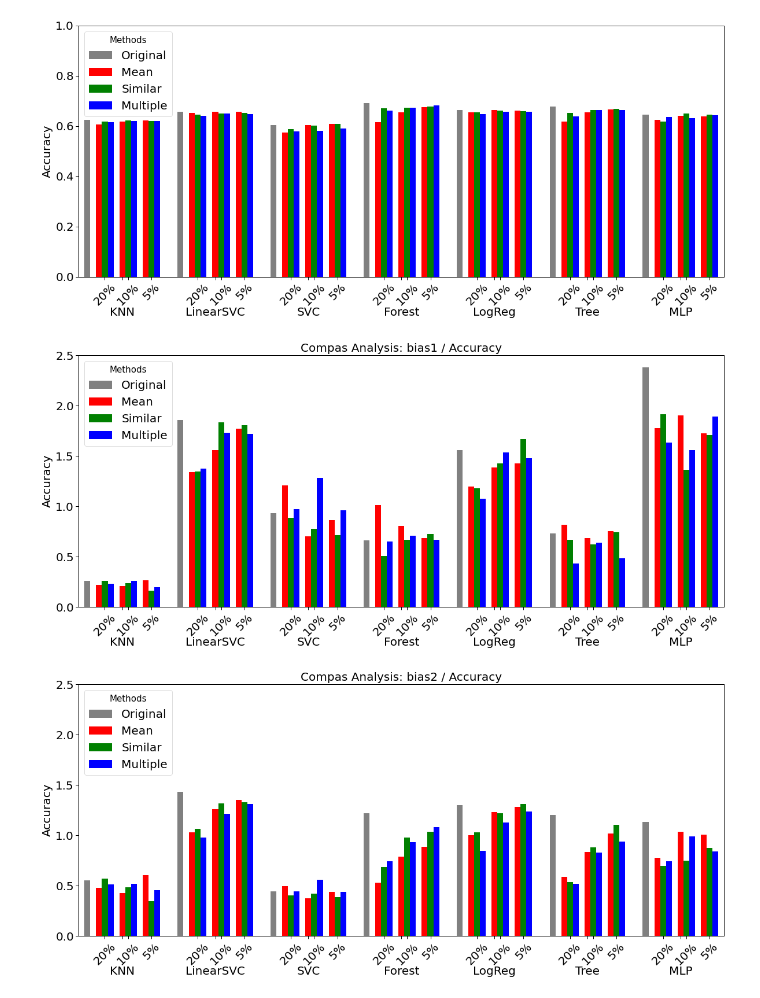
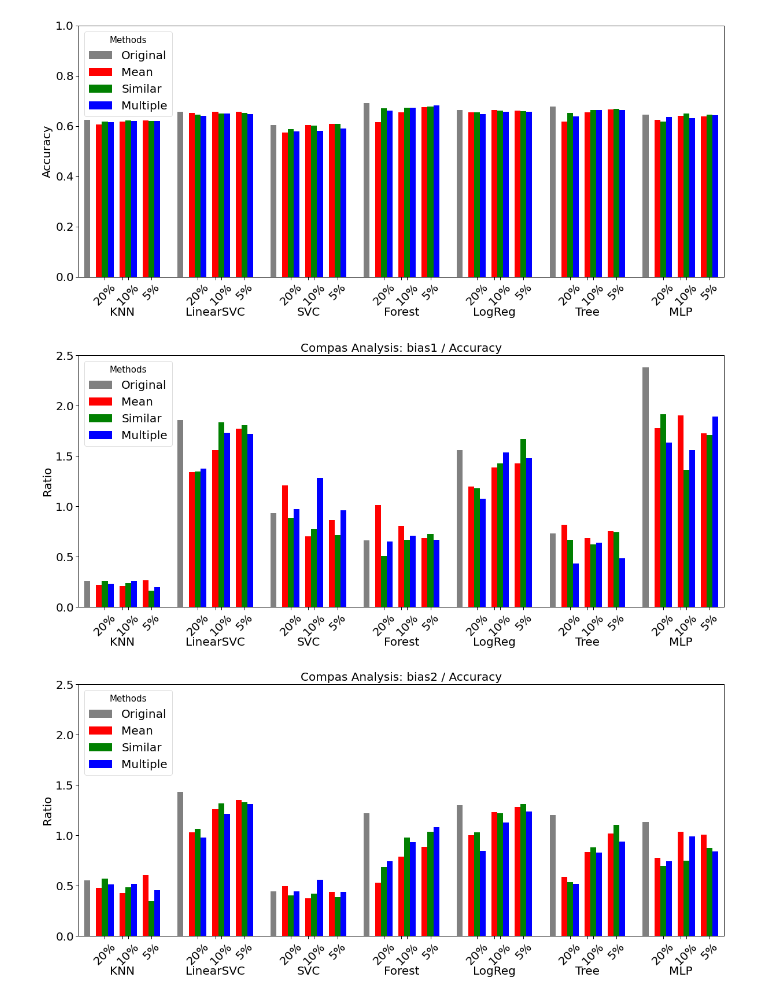
Before and after one commit to teamclouday/DataImputation, a Jupyter notebook: compas_analysis.ipynb, the cells around one changed output. Cells and saved outputs as stored; diff of their text form; code cells hidden in the pictures.

Commit message:
update plots

```diff
--- a/compas_analysis.ipynb
+++ b/compas_analysis.ipynb
@@ -699,35 +699,35 @@ plot_basic_pos = np.arange(len(classifiers)) * 16
 plot_additional_pos = [0, 2, 3, 4, 6, 7, 8, 10, 11, 12]
 plot_xticks_pos = np.array([np.array([3.5, 6.5, 7.5, 11.5]) + m for m in plot_basic_pos]).ravel().tolist()
 plot_xtick_labels = np.array([["20%", "\n\n{}".format(name), "10%", "5%"] for name in classifiers]).ravel().tolist()
 plot_data = []
 for clf_name in classifiers:
     dd1 = pd.read_csv(os.path.join("compas_analysis", clf_name, "accuracy.csv"), index_col=0)
     avg1 = np.array(dd1.loc["Average"].tolist())
     dd2 = pd.read_csv(os.path.join("compas_analysis", clf_name, "bias1.csv"), index_col=0)
     avg2 = np.array(dd2.loc["Average"].tolist())
     avg = avg2 / avg1
     plot_data.append(avg.tolist())
 plot_data = np.array(plot_data).T
 plot_methods = ["Original", "Mean", "Similar", "Multiple"]
 plot_barcolors = ["grey", "red", "green", "blue",
                   "red", "green", "blue",
                   "red", "green", "blue"]
 for (i, method) in enumerate(methods):
     ax.bar(plot_basic_pos + plot_additional_pos[i] + 0.5, plot_data[i], 1, label=plot_methods[i] if i < 4 else None, color=plot_barcolors[i])
 plt.xticks(plot_xticks_pos)
 ax.set_xticklabels(plot_xtick_labels)
 for label in ax.get_xmajorticklabels():
     if "%" in label.get_text():
         label.set_rotation(45)
         label.set_horizontalalignment("center")
-plt.ylabel("Accuracy", fontsize=20)
+plt.ylabel("Ratio", fontsize=20)
 plt.xlim([-1, 16*len(classifiers) - 2])
 plt.ylim([0.0, 2.5])
 plt.legend(title="Methods", loc="upper left", prop={"size": 20}, title_fontsize=15)
 plt.savefig("ratio1.png", transparent=False, bbox_inches='tight', pad_inches=0.1)
 plt.show()
 # %% [output]
-[figure, old version]
+[figure, new version]
 # %%
 fig = plt.figure(figsize=(20, 8))
 fig.patch.set_alpha(1.0)
@@ -759,11 +759,11 @@ for label in ax.get_xmajorticklabels():
     if "%" in label.get_text():
         label.set_rotation(45)
         label.set_horizontalalignment("center")
-plt.ylabel("Accuracy", fontsize=20)
+plt.ylabel("Ratio", fontsize=20)
 plt.xlim([-1, 16*len(classifiers) - 2])
 plt.ylim([0.0, 2.5])
 plt.legend(title="Methods", loc="upper left", prop={"size": 20}, title_fontsize=15)
 plt.savefig("ratio2.png", transparent=False, bbox_inches='tight', pad_inches=0.1)
 plt.show()
 # %% [output]
-[figure, old version]
+[figure, new version]
```
Also changed, not shown: 2 other files.
